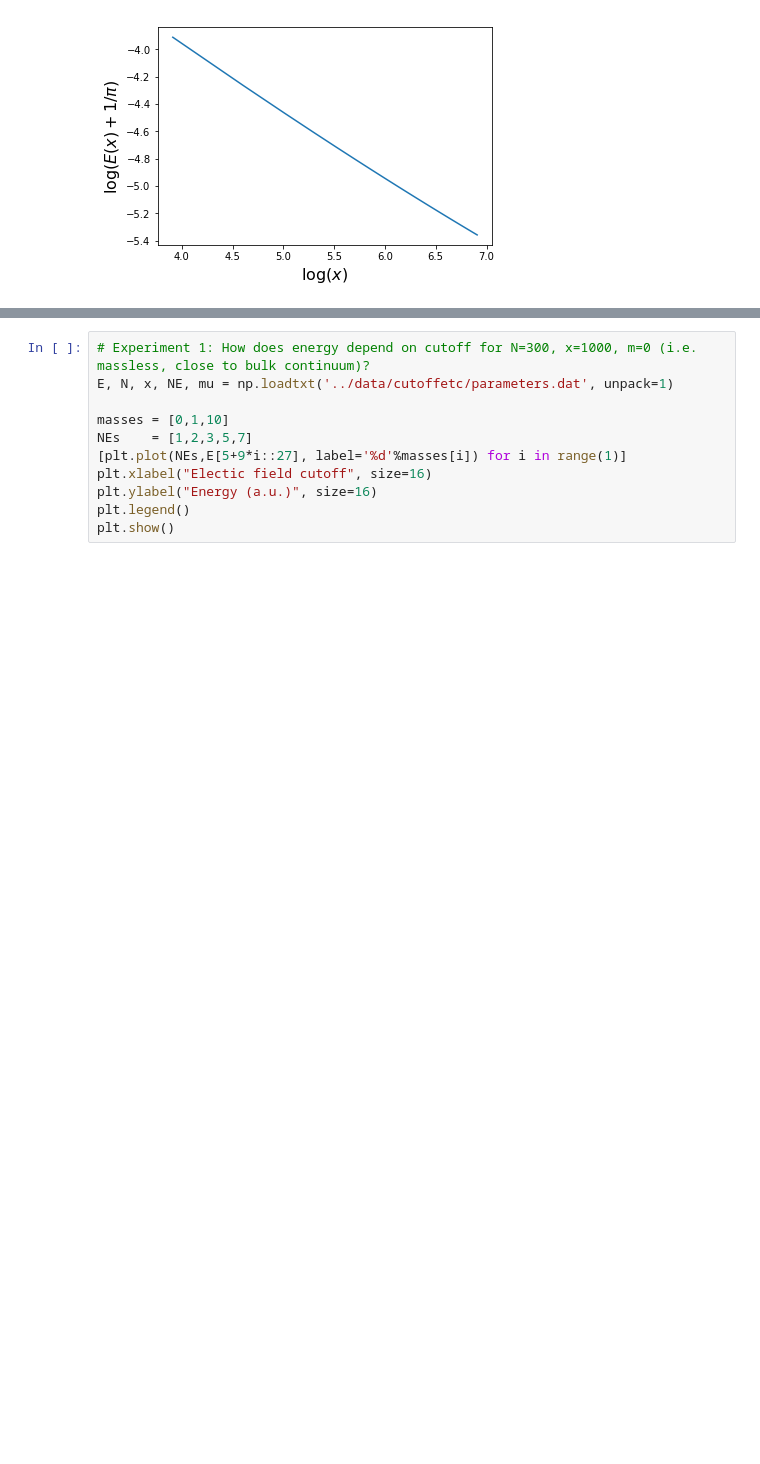
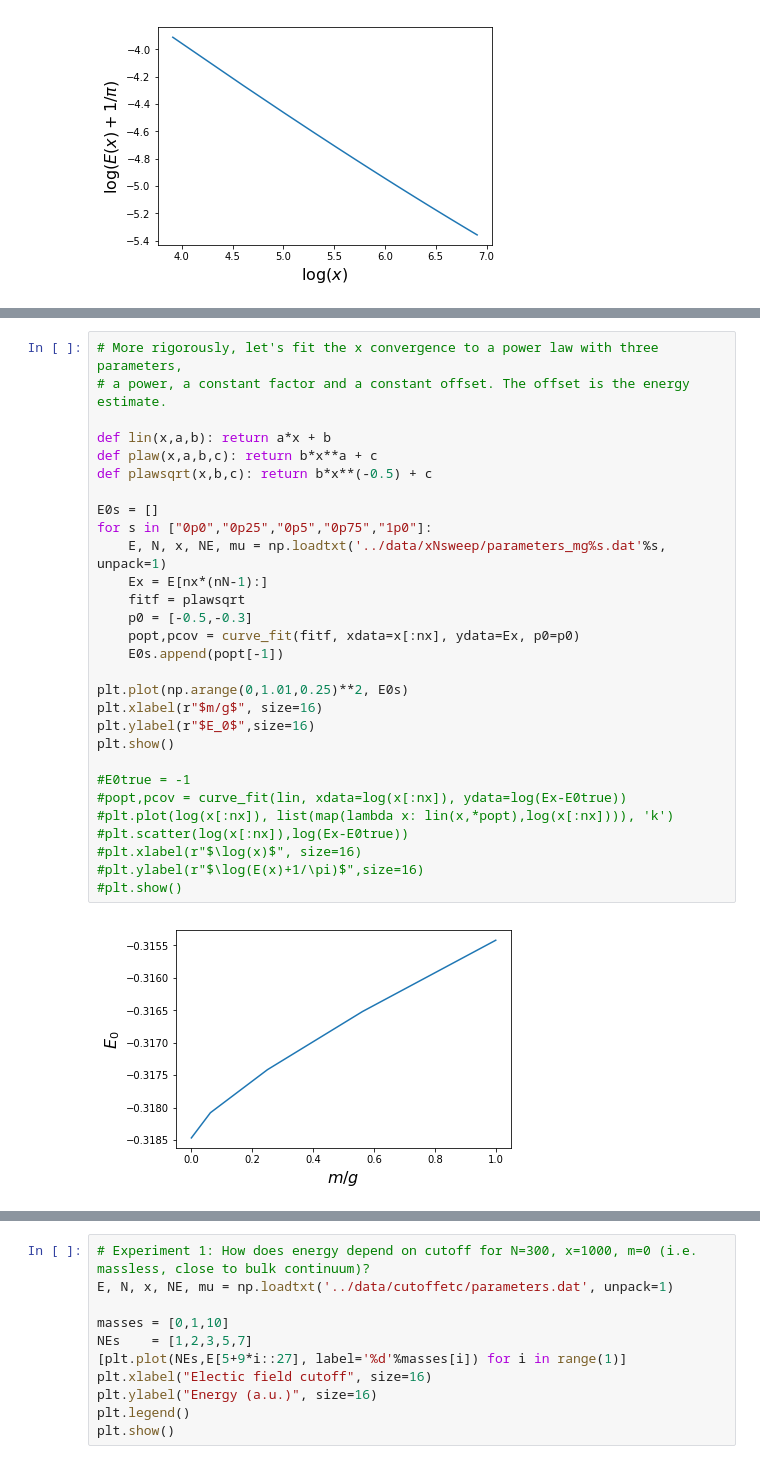
Before and after one commit to qurist/gauge-mps, a Jupyter notebook: scripts/Data analysis.ipynb, the cells around one changed output, grey strips where cells are left out. Saved outputs shown, nothing was run; the diff lists cells and outputs as text; blank space fills up the shorter version.

```diff
--- a/scripts/Data analysis.ipynb
+++ b/scripts/Data analysis.ipynb
@@ -68,3 +73,34 @@ plt.show()
+# %%
+# More rigorously, let's fit the x convergence to a power law with three parameters,
+# a power, a constant factor and a constant offset. The offset is the energy estimate.
+
+def lin(x,a,b): return a*x + b
+def plaw(x,a,b,c): return b*x**a + c
+def plawsqrt(x,b,c): return b*x**(-0.5) + c
+
+E0s = []
+for s in ["0p0","0p25","0p5","0p75","1p0"]:
+    E, N, x, NE, mu = np.loadtxt('../data/xNsweep/parameters_mg%s.dat'%s, unpack=1)
+    Ex = E[nx*(nN-1):]
+    fitf = plawsqrt
+    p0 = [-0.5,-0.3]
+    popt,pcov = curve_fit(fitf, xdata=x[:nx], ydata=Ex, p0=p0)
+    E0s.append(popt[-1])
+
+plt.plot(np.arange(0,1.01,0.25)**2, E0s)
+plt.xlabel(r"$m/g$", size=16)
+plt.ylabel(r"$E_0$",size=16)
+plt.show()
+
+#E0true = -1
+#popt,pcov = curve_fit(lin, xdata=log(x[:nx]), ydata=log(Ex-E0true))
+#plt.plot(log(x[:nx]), list(map(lambda x: lin(x,*popt),log(x[:nx]))), 'k')
+#plt.scatter(log(x[:nx]),log(Ex-E0true))
+#plt.xlabel(r"$\log(x)$", size=16)
+#plt.ylabel(r"$\log(E(x)+1/\pi)$",size=16)
+#plt.show()
+# %% [output]
+[figure, added]
 # %%
 print("Energy from fit=%.12f"%popt[1])
 print("Energy, true=%.12f"%E0true)
```
Also changed, not shown: parts of 5 cells of this notebook, 6 other files.
